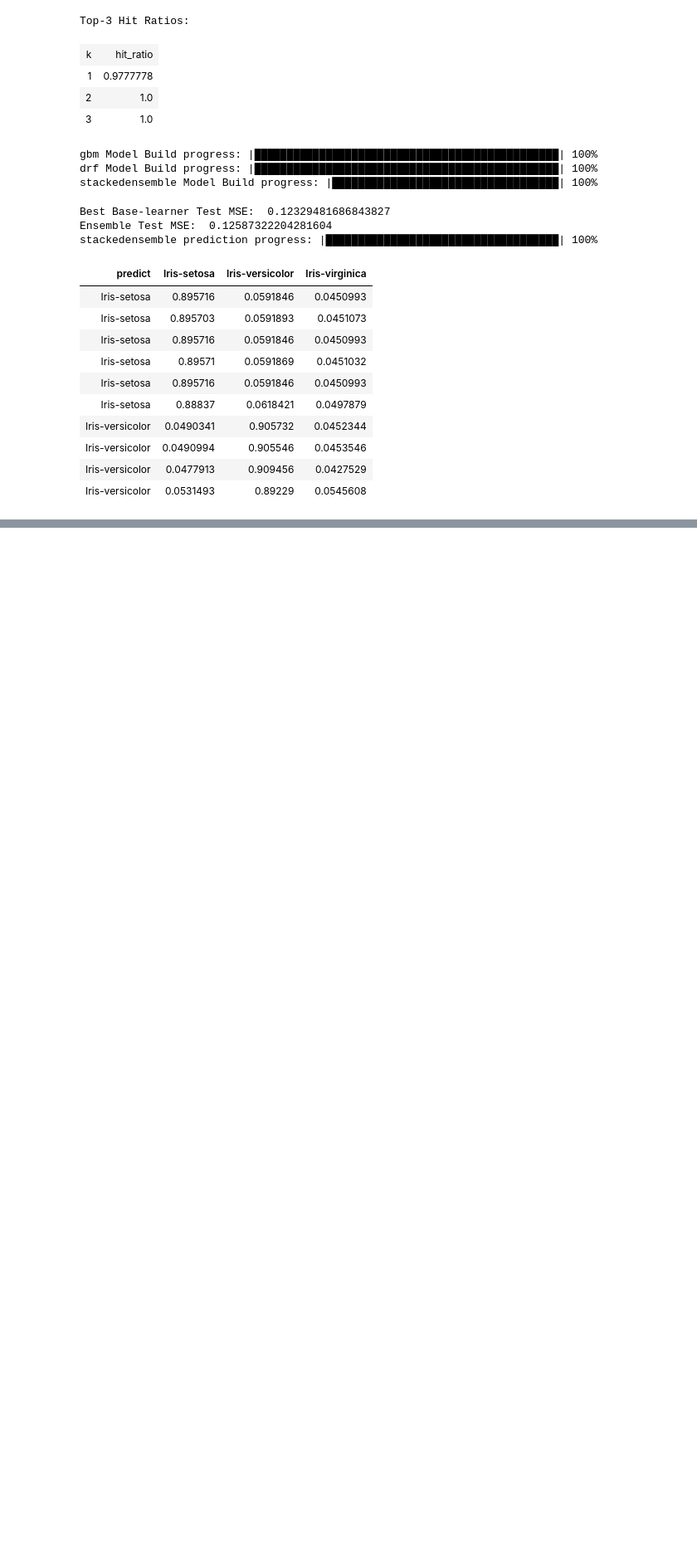
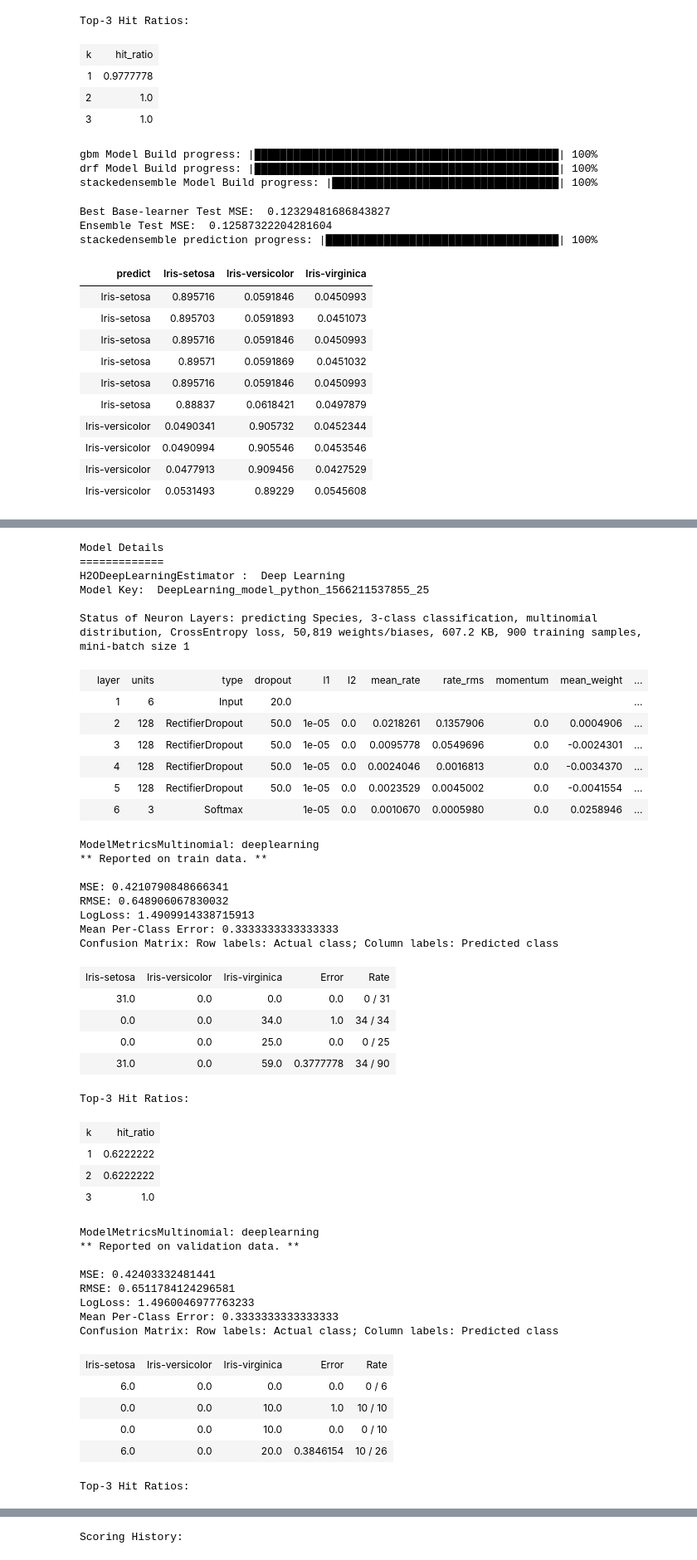
Before and after one commit to tanviredu/h20, a Jupyter notebook: python/Iris_h20.ipynb, the cells around one changed output, grey strips where cells are left out. Shown at 83% size. Drawn from its saved outputs; the diff is of its cells as text; code cells hidden in the pictures; blank space fills up the shorter version.

```diff
--- a/python/Iris_h20.ipynb
+++ b/python/Iris_h20.ipynb
@@ -1492,0 +1507,5 @@ pred
+# %%
+from h2o.estimators import deeplearning
+m = h2o.estimators.deeplearning.H2ODeepLearningEstimator()
+m.train(x, y, train_h)
+p = m.predict(test_h)
@@ -1492,0 +1539,15 @@ pred
+# %%
+model = H2ODeepLearningEstimator(
+distribution="multinomial",
+activation="RectifierWithDropout",
+hidden=[128,128,128,128],
+input_dropout_ratio=0.2,
+sparse=True,
+l1=1e-5,
+epochs=10)
+# %%
+model.train(
+x=x,
+y=y,
+training_frame=train_h,
+validation_frame=test_h)
@@ -1492,0 +1556,48 @@ pred
+# %%
+model
+# %% [output]
+Model Details
+=============
+H2ODeepLearningEstimator :  Deep Learning
+Model Key:  DeepLearning_model_python_1566211537855_25
+
+Status of Neuron Layers: predicting Species, 3-class classification, multinomial distribution, CrossEntropy loss, 50,819 weights/biases, 607.2 KB, 900 training samples, mini-batch size 1
+|  | layer | units | type | dropout | l1 | l2 | mean_rate | rate_rms | momentum | mean_weight | ... |
+|  | 1 | 6 | Input | 20.0 |  |  |  |  |  |  | ... |
+|  | 2 | 128 | RectifierDropout | 50.0 | 1e-05 | 0.0 | 0.0218261 | 0.1357906 | 0.0 | 0.0004906 | ... |
+|  | 3 | 128 | RectifierDropout | 50.0 | 1e-05 | 0.0 | 0.0095778 | 0.0549696 | 0.0 | -0.0024301 | ... |
+|  | 4 | 128 | RectifierDropout | 50.0 | 1e-05 | 0.0 | 0.0024046 | 0.0016813 | 0.0 | -0.0034370 | ... |
+|  | 5 | 128 | RectifierDropout | 50.0 | 1e-05 | 0.0 | 0.0023529 | 0.0045002 | 0.0 | -0.0041554 | ... |
+|  | 6 | 3 | Softmax |  | 1e-05 | 0.0 | 0.0010670 | 0.0005980 | 0.0 | 0.0258946 | ... |
+ModelMetricsMultinomial: deeplearning
+** Reported on train data. **
+
+MSE: 0.4210790848666341
+RMSE: 0.648906067830032
+LogLoss: 1.4909914338715913
+Mean Per-Class Error: 0.3333333333333333
+Confusion Matrix: Row labels: Actual class; Column labels: Predicted class
+| Iris-setosa | Iris-versicolor | Iris-virginica | Error | Rate |
+| 31.0 | 0.0 | 0.0 | 0.0 | 0 / 31 |
+| 0.0 | 0.0 | 34.0 | 1.0 | 34 / 34 |
+| 0.0 | 0.0 | 25.0 | 0.0 | 0 / 25 |
+| 31.0 | 0.0 | 59.0 | 0.3777778 | 34 / 90 |
+Top-3 Hit Ratios:
+| k | hit_ratio |
+| 1 | 0.6222222 |
+| 2 | 0.6222222 |
+| 3 | 1.0 |
+ModelMetricsMultinomial: deeplearning
+** Reported on validation data. **
+
+MSE: 0.42403332481441
+RMSE: 0.6511784124296581
+LogLoss: 1.4960046977763233
+Mean Per-Class Error: 0.3333333333333333
+Confusion Matrix: Row labels: Actual class; Column labels: Predicted class
+| Iris-setosa | Iris-versicolor | Iris-virginica | Error | Rate |
+| 6.0 | 0.0 | 0.0 | 0.0 | 0 / 6 |
+| 0.0 | 0.0 | 10.0 | 1.0 | 10 / 10 |
+| 0.0 | 0.0 | 10.0 | 0.0 | 0 / 10 |
+| 6.0 | 0.0 | 20.0 | 0.3846154 | 10 / 26 |
+Top-3 Hit Ratios:
@@ -1492,0 +1608 @@ pred
+Scoring History:
```
Also changed, not shown: parts of 13 cells of this notebook, 3 other files.
